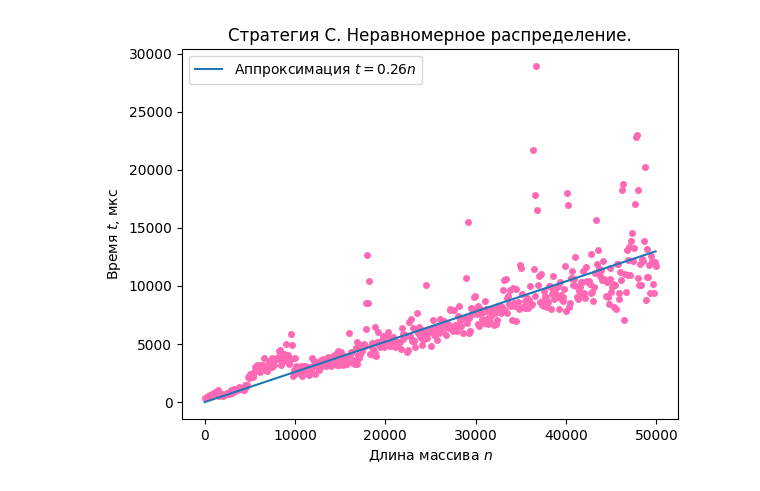
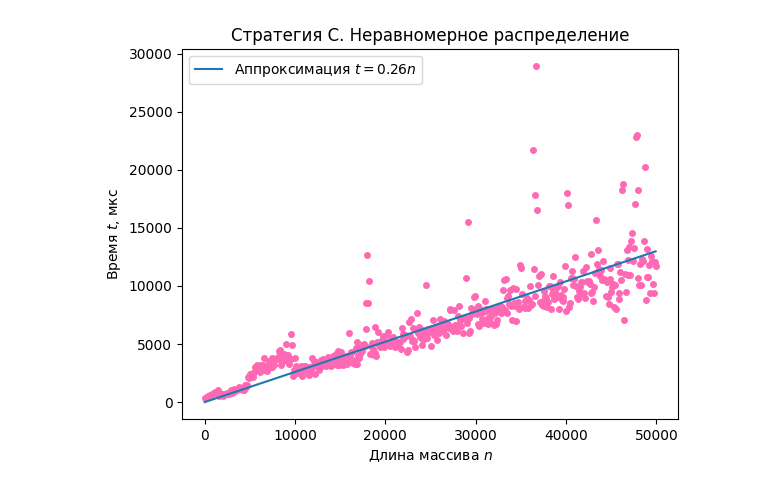
Before and after one commit to SelfishFish07/LABS_sem2, a Jupyter notebook: Lab №1/Strategies/Non_uni/Strat_nonuni.ipynb, the cells around one changed output. Saved outputs shown, nothing was run; the diff lists cells and outputs as text; code cells hidden in the pictures.

Commit message:
Added images

```diff
--- a/Lab №1/Strategies/Non_uni/Strat_nonuni.ipynb
+++ b/Lab №1/Strategies/Non_uni/Strat_nonuni.ipynb
@@ -43,11 +43,11 @@ plt.show()
 # %%
 plt.plot(number,timeC,marker='o',markersize=4,ls='', color='hotpink')
 popt, pcov = curve_fit(func, number, timeC)
 plt.plot(number, func(np.array(number), *popt),label=f"Аппроксимация $t={round(popt[0],3)}n$")
 plt.xlabel("Длина массива $n$")
 plt.ylabel("Время $t$, мкс")
-plt.title("Стратегия C. Неравномерное распределение.")
+plt.title("Стратегия C. Неравномерное распределение")
 plt.legend()
 plt.show()
 # %% [output]
-[figure, old version]
+[figure, new version]
```
Also changed, not shown: parts of 2 cells of this notebook, 16 other files.
